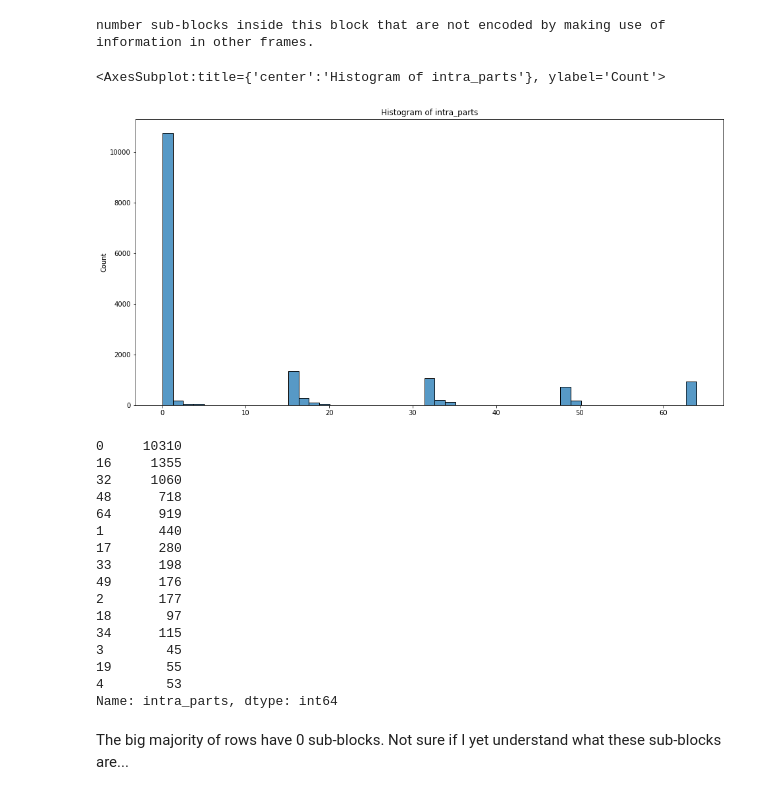
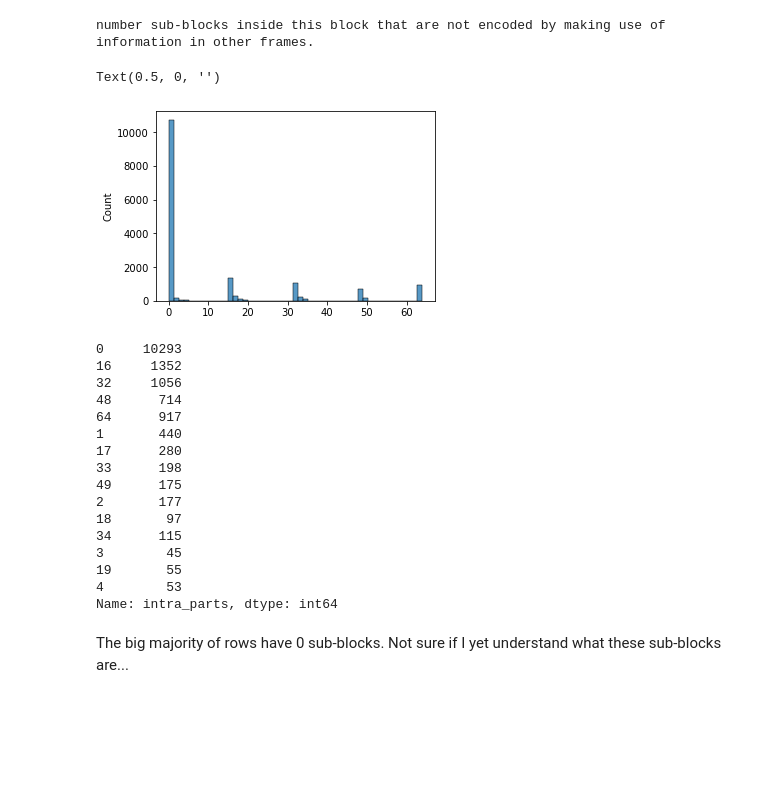
Before and after one commit to agemcipe/data_processes_mlcolonoscopy, a Jupyter notebook: notebooks/descriptive_analysis.ipynb, the cells around one changed output. Saved outputs shown, nothing was run; the diff lists cells and outputs as text; code cells hidden in the pictures; blank space fills up the shorter version.

```diff
--- a/notebooks/descriptive_analysis.ipynb
+++ b/notebooks/descriptive_analysis.ipynb
@@ -124,6 +150,9 @@ The missing values for sub_mean_3 and cost_2 maybe can be imputed / recovered. (
 For the target variable "relevant" not. It's probably best to drop these 2 rows as we later also want to exclude them from training / testing the model and its only a total of 2 rows...
 # %%
 df = df[~df.relevant.isnull()]
+df = df[~df.sub_mean_3.isnull()]
+df = df[~df.cost_2.isnull()]
 
+(16000 - len(df))/16000 * 100
 len(df)
 # %% [output]
@@ -264,26 +325,27 @@ print(descr_df.loc[column_name, "description"])
 # %% [output]
 number sub-blocks inside this block that are not encoded by making use of information in other frames.
 # %%
-fig, ax = plt.subplots(figsize=(16,8))
+fig, ax = plt.subplots(figsize=(5,3.5))
 
-ax.set_title(f"Histogram of {column_name}")
+#ax.set_title(f"Histogram of {column_name}")
 
 sns.histplot(df[column_name].values, ax=ax)
+plt.xlabel("")
 # %% [output]
-<AxesSubplot:title={'center':'Histogram of intra_parts'}, ylabel='Count'>
+Text(0.5, 0, '')
-[figure, old version]
+[figure, new version]
 # %%
 df[column_name].value_counts(sort=False)
 # %% [output]
-0     10310
-16     1355
-32     1060
-48      718
-64      919
+0     10293
+16     1352
+32     1056
+48      714
+64      917
 1       440
 17      280
 33      198
-49      176
+49      175
 2       177
 18       97
 34      115
```
Also changed, not shown: parts of 147 cells of this notebook.
